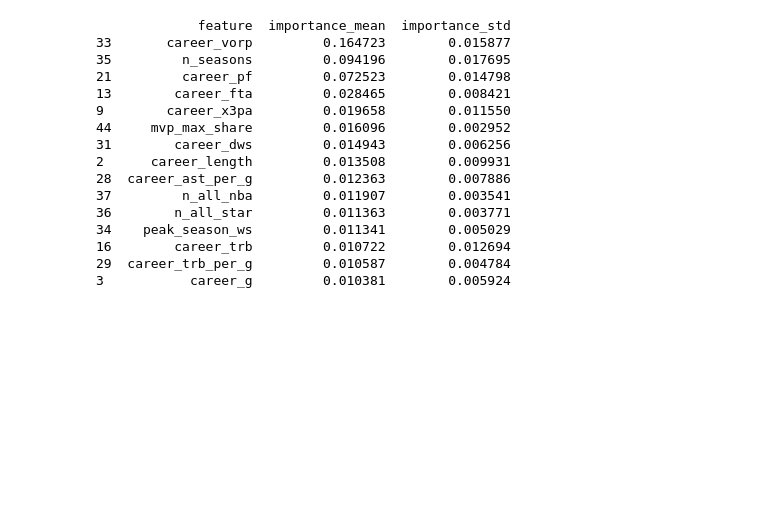
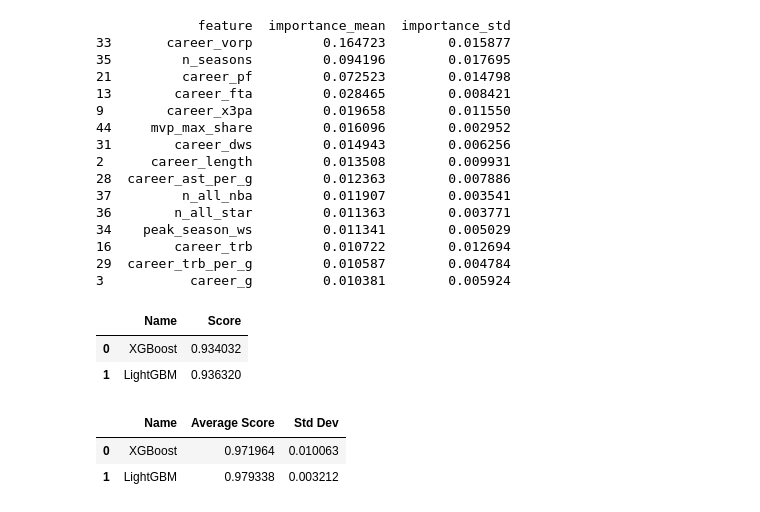
Before and after one commit to cedrictongg/COMP542-Group-8, a Jupyter notebook: NBA Prediction.ipynb, the cells around one changed output. Drawn from its saved outputs; the diff is of its cells as text; code cells hidden in the pictures; blank space fills up the shorter version.

```diff
--- a/NBA Prediction.ipynb
+++ b/NBA Prediction.ipynb
@@ -323,0 +351,36 @@ important_selected_features = [
+# %%
+from sklearn.metrics import roc_auc_score
+
+# fit models
+
+results = []
+
+for name, model in models:
+    model.fit(X_train_selected, y_train)
+    pred = model.predict(X_test_selected)
+    prob = model.predict_proba(X_test_selected)[:, 1]
+
+    auc = roc_auc_score(y_test, prob)
+    results.append({"Name": name, "Score": auc})
+
+results_df = pd.DataFrame(results)
+results_df.head()
+# %% [output]
+|  | Name | Score |
+| 0 | XGBoost | 0.934032 |
+| 1 | LightGBM | 0.936320 |
+# %%
+from sklearn.model_selection import cross_val_score
+
+cv_result = []
+
+for name, model in models:
+    scores = cross_val_score(model, X_train_selected, y_train, cv=5, scoring="roc_auc")
+    cv_result.append({"Name": name, "Average Score": scores.mean(), "Std Dev": scores.std()})
+
+cv_results_df = pd.DataFrame(cv_result)
+cv_results_df.head()
+# %% [output]
+|  | Name | Average Score | Std Dev |
+| 0 | XGBoost | 0.971964 | 0.010063 |
+| 1 | LightGBM | 0.979338 | 0.003212 |
```
Also changed, not shown: parts of 11 cells of this notebook.
